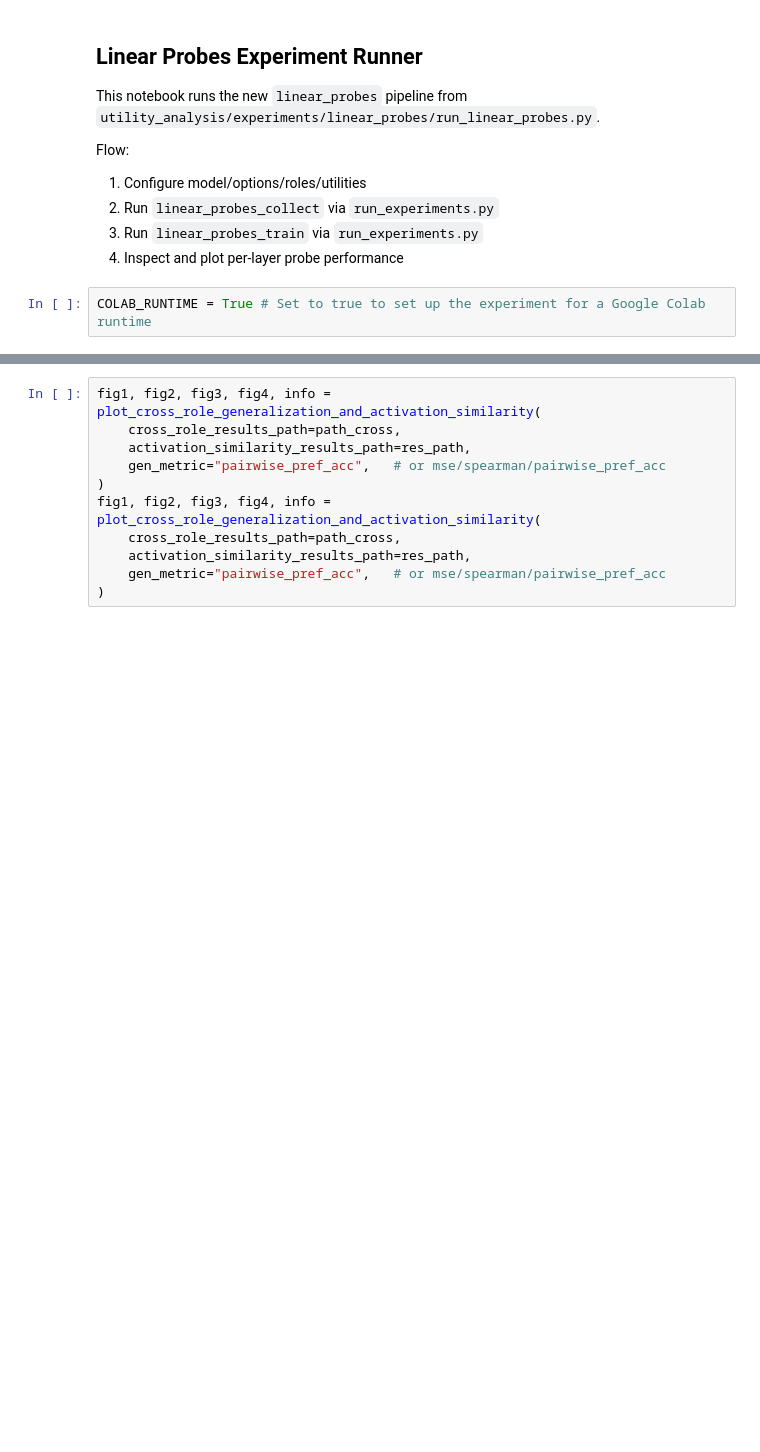
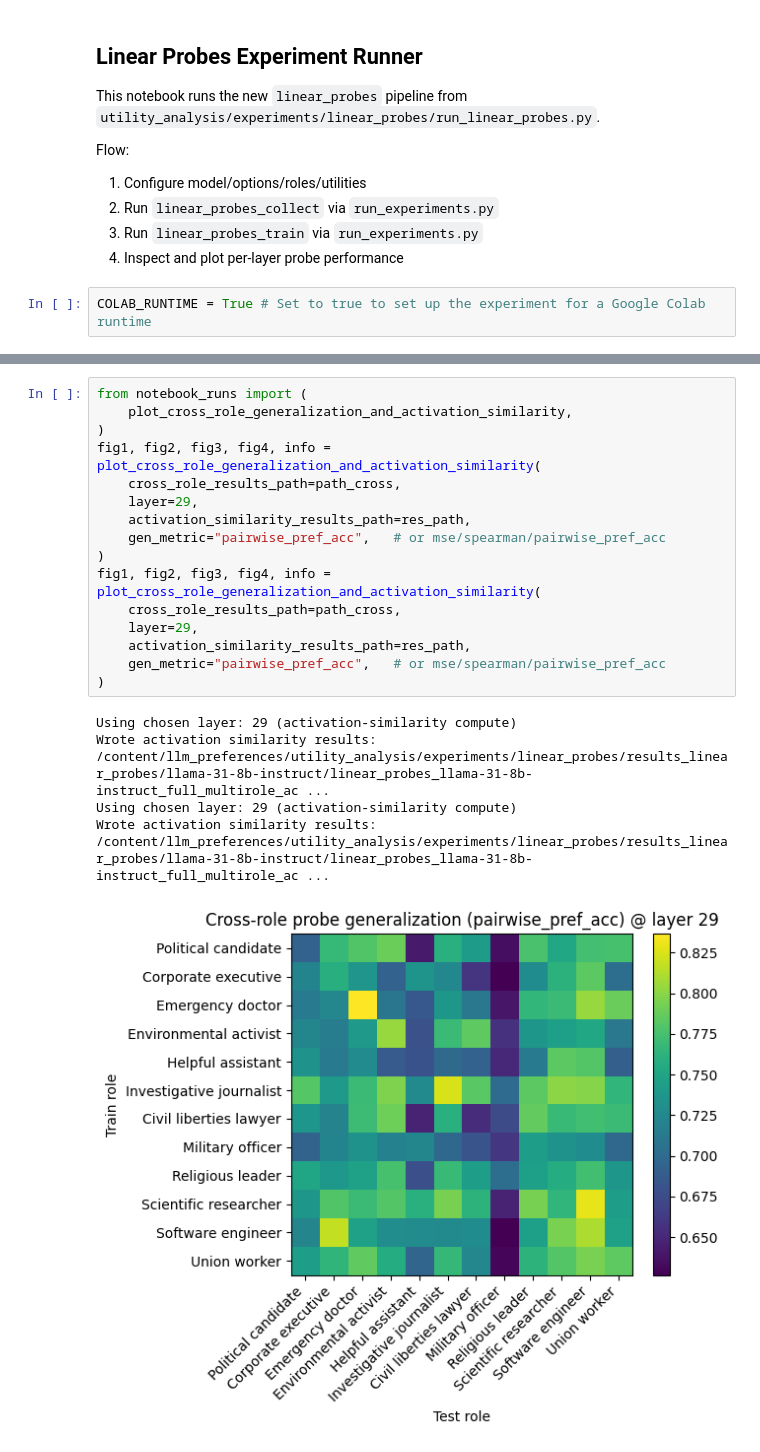
Before and after one commit to thowell332/llm-preferences, a Jupyter notebook: utility_analysis/linear_probes_experiment.ipynb, the cells around one changed output, grey strips where cells are left out. Cells and saved outputs as stored; diff of their text form; blank space fills up the shorter version.

```diff
--- a/utility_analysis/linear_probes_experiment.ipynb
+++ b/utility_analysis/linear_probes_experiment.ipynb
@@ -407,11 +565,22 @@ Wrote activation similarity results: /home/thowell332/tufts/value-driven-behavio
 # %%
+from notebook_runs import (
+    plot_cross_role_generalization_and_activation_similarity,
+)
 fig1, fig2, fig3, fig4, info = plot_cross_role_generalization_and_activation_similarity(
     cross_role_results_path=path_cross,
+    layer=29,
     activation_similarity_results_path=res_path,
     gen_metric="pairwise_pref_acc",   # or mse/spearman/pairwise_pref_acc
 )
 fig1, fig2, fig3, fig4, info = plot_cross_role_generalization_and_activation_similarity(
     cross_role_results_path=path_cross,
+    layer=29,
     activation_similarity_results_path=res_path,
     gen_metric="pairwise_pref_acc",   # or mse/spearman/pairwise_pref_acc
 )
+# %% [output]
+Using chosen layer: 29 (activation-similarity compute)
+Wrote activation similarity results: /content/llm_preferences/utility_analysis/experiments/linear_probes/results_linear_probes/llama-31-8b-instruct/linear_probes_llama-31-8b-instruct_full_multirole_ac ...
+Using chosen layer: 29 (activation-similarity compute)
+Wrote activation similarity results: /content/llm_preferences/utility_analysis/experiments/linear_probes/results_linear_probes/llama-31-8b-instruct/linear_probes_llama-31-8b-instruct_full_multirole_ac ...
+[figure, added]
```
Also changed, not shown: parts of 13 cells of this notebook.
